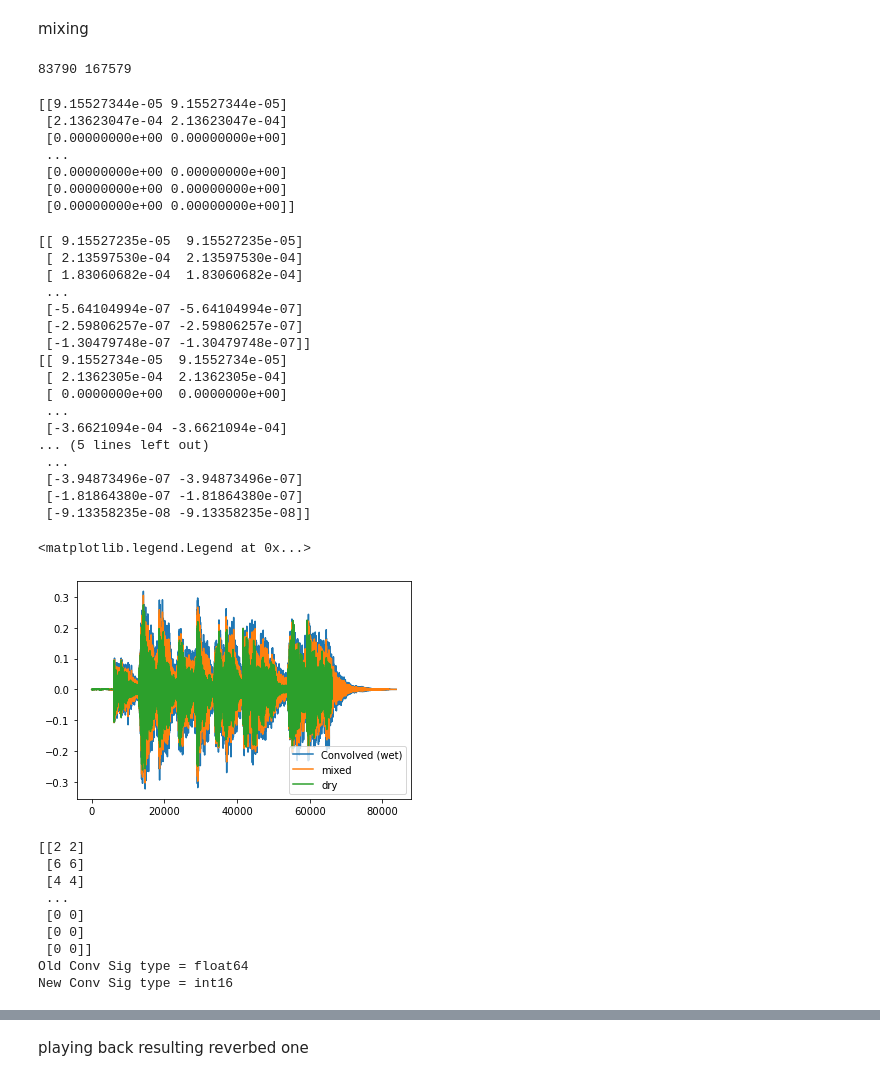
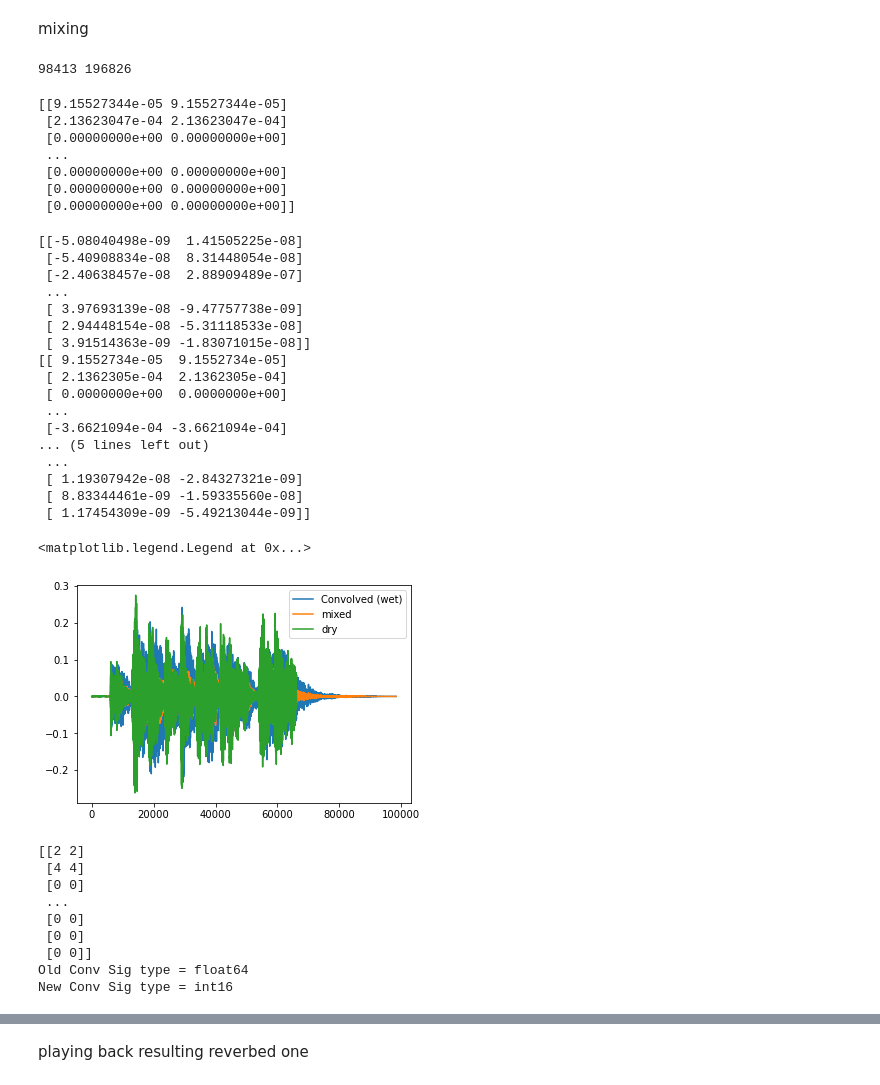
Before and after one commit to anniejchu/artificialreverb, a Jupyter notebook: RecordedIRs.ipynb, the cells around one changed output, grey strips where cells are left out. Cells and saved outputs as stored; diff of their text form; code cells hidden in the pictures.

```diff
--- a/RecordedIRs.ipynb
+++ b/RecordedIRs.ipynb
@@ -98,7 +98,8 @@ stereo = "/Users/anniechu/Desktop/MutedPop.wav"
 """ initiating sample Impulse Response .wav files """
 
 ir1 = "/Users/anniechu/Documents/artificialreverb/WireGrind-IR-44100-v2/mono/WireGrind_m_0.8s_06w_900Hz_02m.wav"
-ir2 = "xyx"
-IR = ir1
+ir2 = "/Users/anniechu/Documents/artificialreverb/balloon samples/trimmed/sci classroom/cut_080101-003.wav"
+ir3 = "/Users/anniechu/Documents/artificialreverb/WireGrind-IR-44100-v2/mono/WireGrind_m_0.8s_06w_900Hz_10m.wav"
+ir4 = "/Users/anniechu/Documents/artificialreverb/balloon samples/trimmed/sci classroom/hallwayir.wav"
 # %% [markdown]
 reading in file content
@@ -105,7 +110,7 @@ reading in file content
 # %%
 """choosing files """
 input_sig = mono
-IR = ir1
+IR = ir4
 # %%
 """CAN DELETE reading in input signal .wav file"""
 
@@ -288,0 +296,10 @@ plt.legend(["Convolved (wet)", "sig1", "sig 2"])
+# %%
+wet_sig1 = wet_sig/np.max(np.abs(wet_sig))
+# plt.plot(wet_sig1)
+
+wet_sig = wet_sig/np.max(np.abs(wet_sig)) * np.max(upsampled_sig1)
+
+plt.plot(wet_sig)
+plt.plot(upsampled_sig1)
+
+plt.legend(["wet(L)","wet(R)" ,"dry(L)", "dry(R)"])
@@ -294,7 +314,7 @@ wet_sig_ds = [wet_sig[i] for i in range(len(wet_sig)) if i % upsamp == 0]
 wet_sig_ds = np.asarray(wet_sig_ds)
 print(len(wet_sig_ds), len(wet_sig))
 # %% [output]
-83790 167579
+98413 196826
 # %%
 """zero padding original sig"""
 shape = np.shape(sig_inorm)
@@ -313,35 +333,35 @@ print(drysig_padded)
  [0.00000000e+00 0.00000000e+00]]
 # %%
 """mixing"""
-wetvsdry = 0.7 #change 1 knob to 2 knobs?
+wetvsdry = 0.3 #change 1 knob to 2 knobs?
 mixed = (wetvsdry*wet_sig_ds) + (1-wetvsdry)*drysig_padded
 print(wet_sig_ds)
 print(sig_inorm)
 print(mixed)
 plt.plot(wet_sig_ds[:,0])
 plt.plot(mixed[:,0])
 plt.plot(sig_inorm[:,0])
 plt.legend(["Convolved (wet)", "mixed", "dry"])
 # %% [output]
-[[ 9.15527235e-05  9.15527235e-05]
- [ 2.13597530e-04  2.13597530e-04]
- [ 1.83060682e-04  1.83060682e-04]
+[[-5.08040498e-09  1.41505225e-08]
+ [-5.40908834e-08  8.31448054e-08]
+ [-2.40638457e-08  2.88909489e-07]
  ...
- [-5.64104994e-07 -5.64104994e-07]
- [-2.59806257e-07 -2.59806257e-07]
- [-1.30479748e-07 -1.30479748e-07]]
+ [ 3.97693139e-08 -9.47757738e-09]
+ [ 2.94448154e-08 -5.31118533e-08]
+ [ 3.91514363e-09 -1.83071015e-08]]
 [[ 9.1552734e-05  9.1552734e-05]
  [ 2.1362305e-04  2.1362305e-04]
  [ 0.0000000e+00  0.0000000e+00]
  ...
  [-3.6621094e-04 -3.6621094e-04]
 ... (5 lines left out)
  ...
- [-3.94873496e-07 -3.94873496e-07]
- [-1.81864380e-07 -1.81864380e-07]
- [-9.13358235e-08 -9.13358235e-08]]
+ [ 1.19307942e-08 -2.84327321e-09]
+ [ 8.83344461e-09 -1.59335560e-08]
+ [ 1.17454309e-09 -5.49213044e-09]]
 <matplotlib.legend.Legend at 0x...>
-[figure, old version]
+[figure, new version]
 # %%
 #converting float2pcm
 # %%
@@ -352,8 +372,8 @@ print(f"Old Conv Sig type = {mixed.dtype}")
 print(f"New Conv Sig type = {mixed_int.dtype}")
 # %% [output]
 [[2 2]
- [6 6]
  [4 4]
+ [0 0]
  ...
  [0 0]
  [0 0]
```
Also changed, not shown: parts of 10 cells of this notebook.
